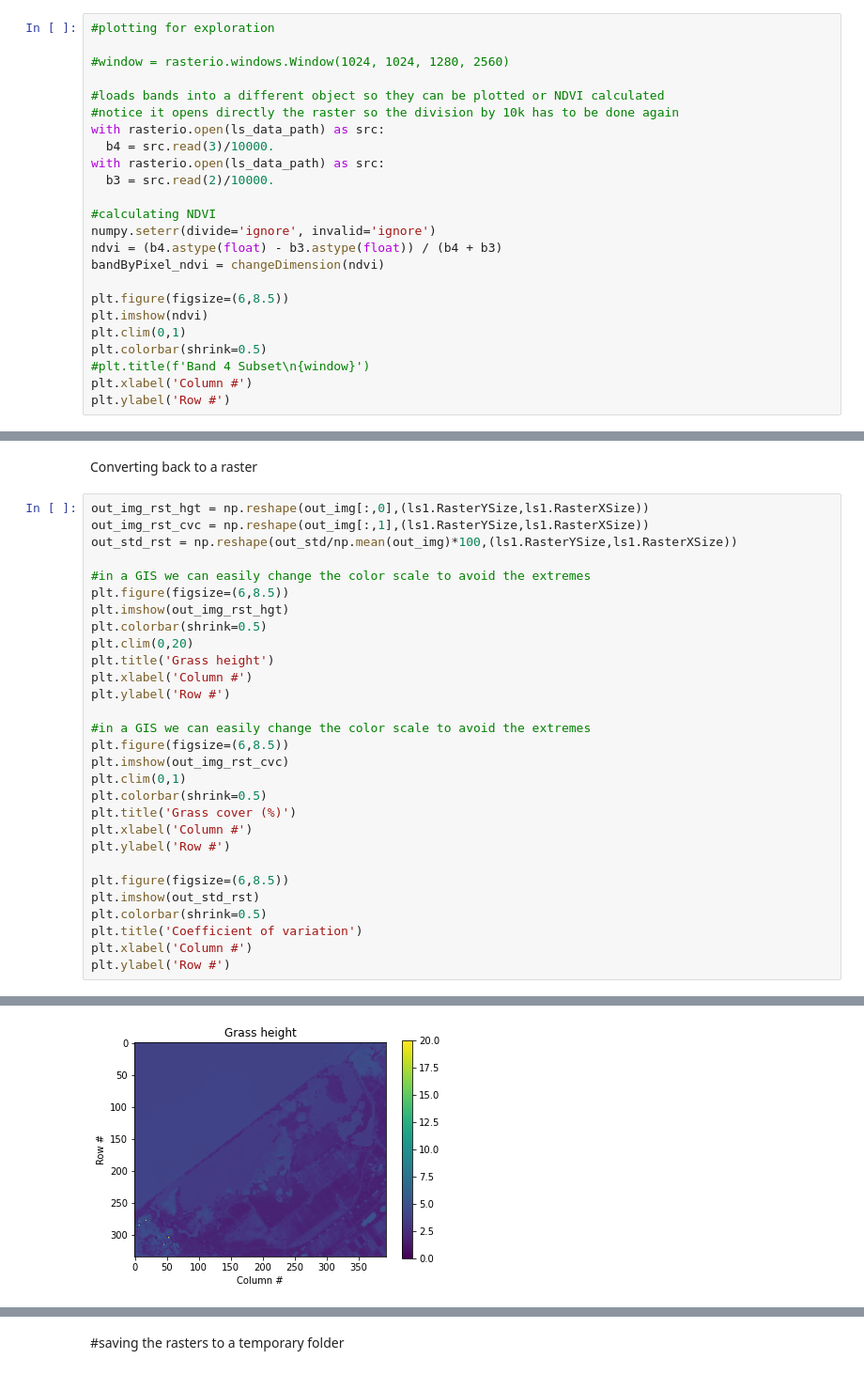
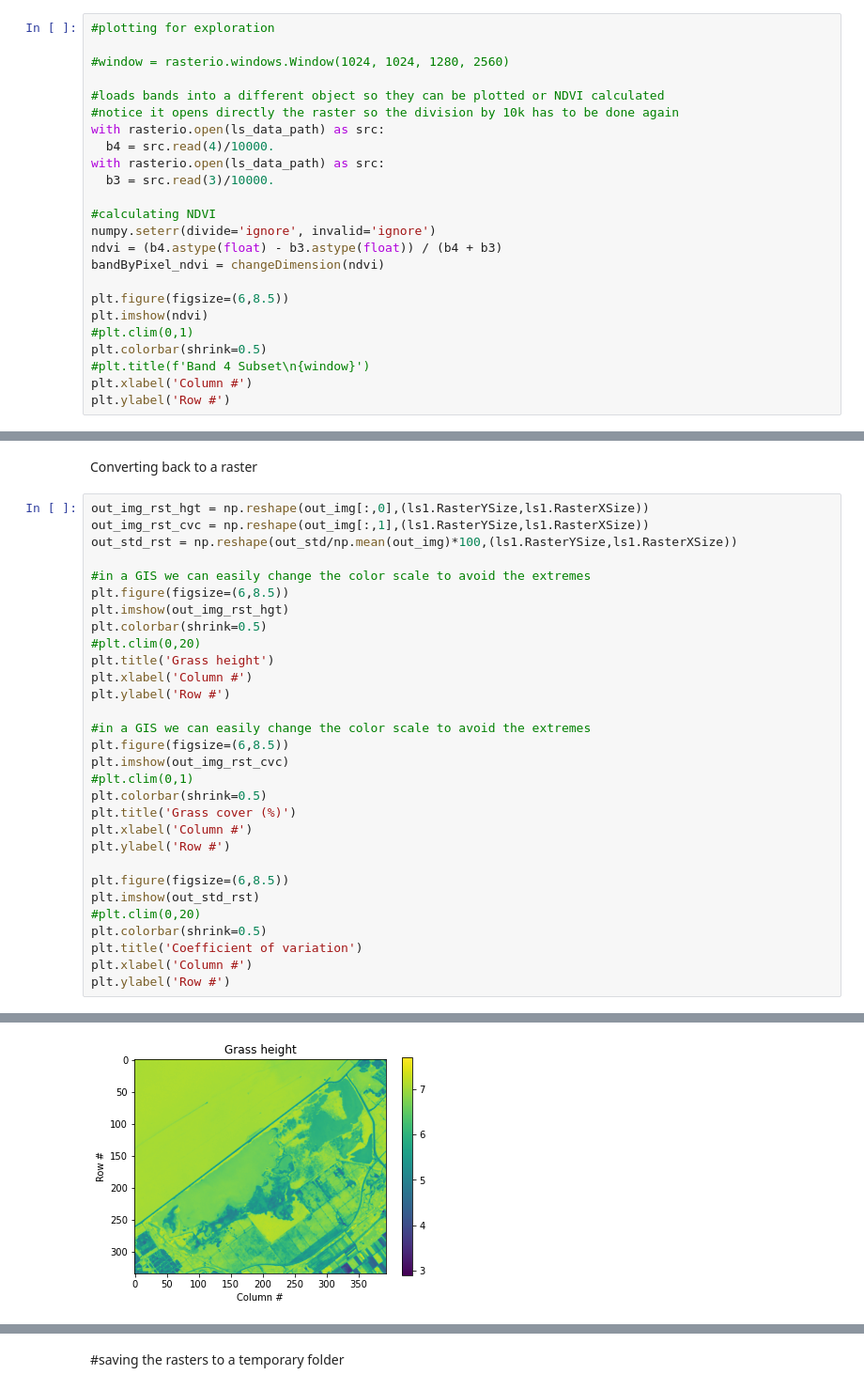
Before and after one commit to nunocesarsa/GoogleColab_public, a Jupyter notebook: GP_Augmentation_OVPGrass.ipynb, the cells around one changed output, grey strips where cells are left out. Shown at 94% size. Drawn from its saved outputs; the diff is of its cells as text.

```diff
--- a/GP_Augmentation_OVPGrass.ipynb
+++ b/GP_Augmentation_OVPGrass.ipynb
@@ -424,9 +424,9 @@ array([[ 625,  701,  907, ...,  211,   79,   52],
 #loads bands into a different object so they can be plotted or NDVI calculated
 #notice it opens directly the raster so the division by 10k has to be done again
 with rasterio.open(ls_data_path) as src:
-  b4 = src.read(3)/10000.
+  b4 = src.read(4)/10000.
 with rasterio.open(ls_data_path) as src:
-  b3 = src.read(2)/10000.
+  b3 = src.read(3)/10000.
 
 #calculating NDVI
 numpy.seterr(divide='ignore', invalid='ignore')
@@ -435,7 +435,7 @@ bandByPixel_ndvi = changeDimension(ndvi)
 
 plt.figure(figsize=(6,8.5))
 plt.imshow(ndvi)
-plt.clim(0,1)
+#plt.clim(0,1)
 plt.colorbar(shrink=0.5)
 #plt.title(f'Band 4 Subset\n{window}')
 plt.xlabel('Column #')
@@ -476,32 +476,33 @@ Converting back to a raster
 # %%
 out_img_rst_hgt = np.reshape(out_img[:,0],(ls1.RasterYSize,ls1.RasterXSize))
 out_img_rst_cvc = np.reshape(out_img[:,1],(ls1.RasterYSize,ls1.RasterXSize))
 out_std_rst = np.reshape(out_std/np.mean(out_img)*100,(ls1.RasterYSize,ls1.RasterXSize))
 
 #in a GIS we can easily change the color scale to avoid the extremes
 plt.figure(figsize=(6,8.5))
 plt.imshow(out_img_rst_hgt)
 plt.colorbar(shrink=0.5)
-plt.clim(0,20)
+#plt.clim(0,20)
 plt.title('Grass height')
 plt.xlabel('Column #')
 plt.ylabel('Row #')
 
 #in a GIS we can easily change the color scale to avoid the extremes
 plt.figure(figsize=(6,8.5))
 plt.imshow(out_img_rst_cvc)
-plt.clim(0,1)
+#plt.clim(0,1)
 plt.colorbar(shrink=0.5)
 plt.title('Grass cover (%)')
 plt.xlabel('Column #')
 plt.ylabel('Row #')
 
 plt.figure(figsize=(6,8.5))
 plt.imshow(out_std_rst)
+#plt.clim(0,20)
 plt.colorbar(shrink=0.5)
 plt.title('Coefficient of variation')
 plt.xlabel('Column #')
 plt.ylabel('Row #')
 # %% [output]
 Text(0, 0.5, 'Row #')
-[figure, old version]
+[figure, new version]
```
Also changed, not shown: parts of 3 cells of this notebook.
